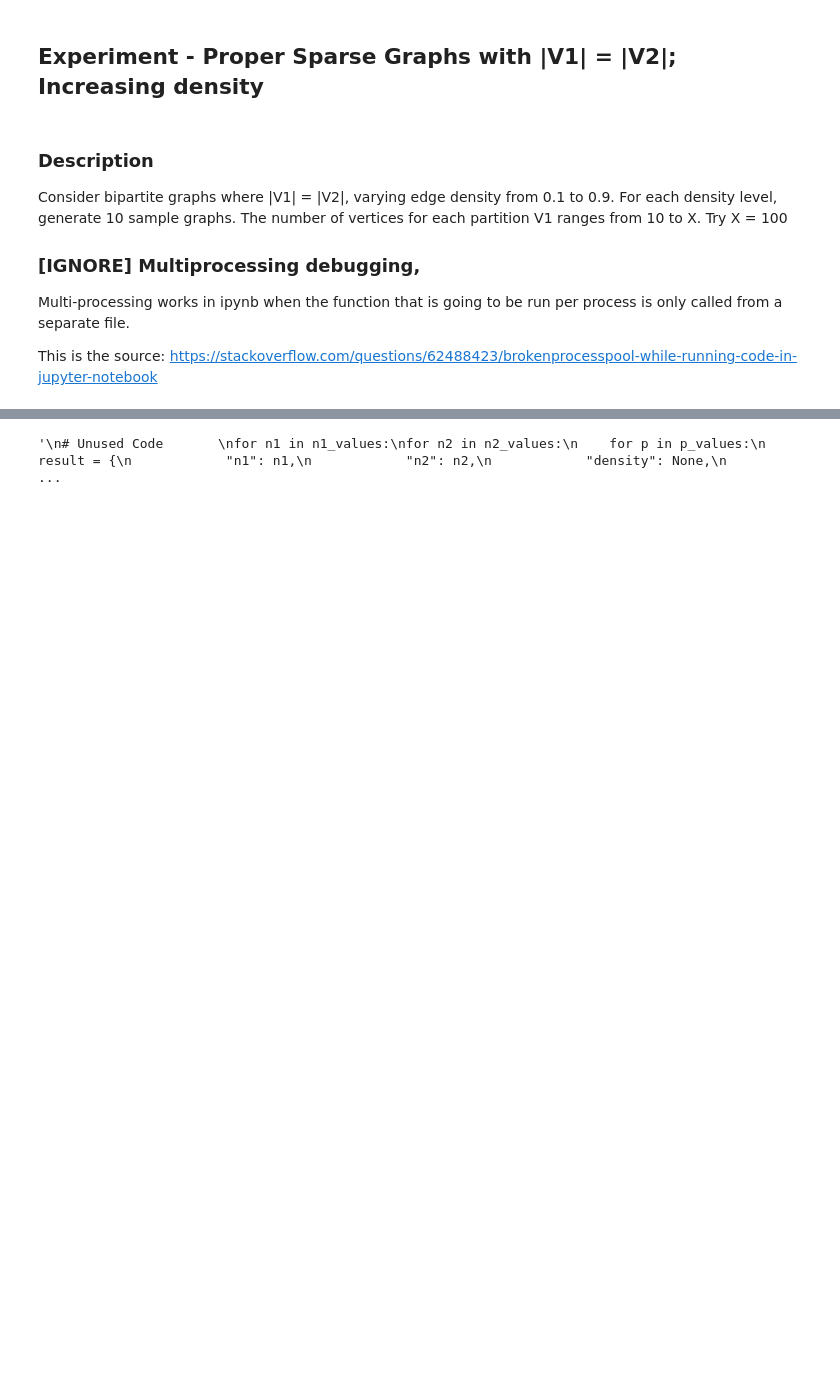
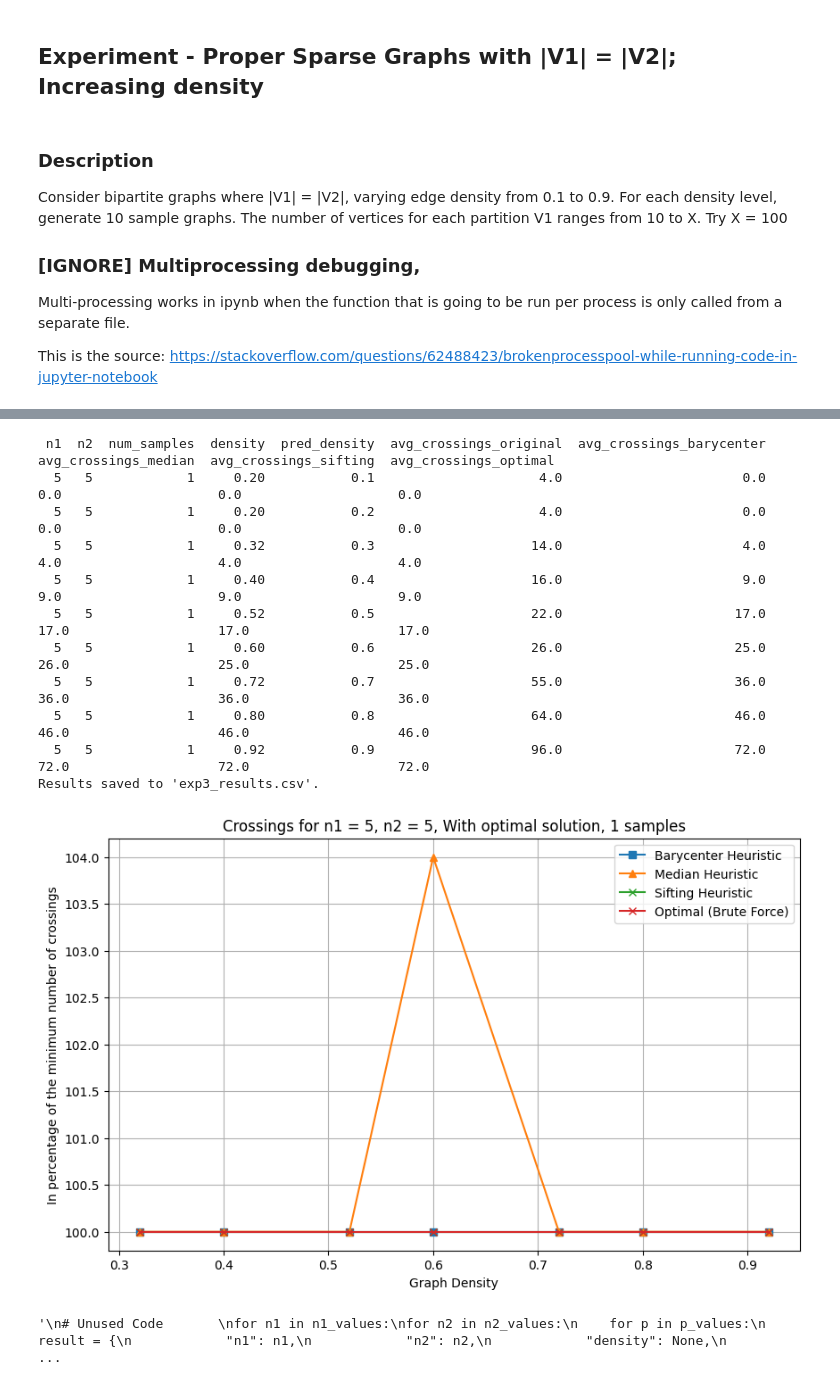
Before and after one commit to loridge/Crossing-Minimization-in-k-layered-Hierarchical-Graphs, a Jupyter notebook: experiments/exp3.ipynb, the cells around one changed output, grey strips where cells are left out. Cells and saved outputs as stored; diff of their text form; code cells hidden in the pictures; blank space fills up the shorter version.

Commit message:
fix: visual exp3

```diff
--- a/experiments/exp3.ipynb
+++ b/experiments/exp3.ipynb
@@ -917,3 +876,28 @@ Results saved to 'exp2_results.csv'.
+# %%
+# Convert results to a DataFrame for analysis
+df = pd.DataFrame(results)
+
+# Display results
+print(df.to_string(index=False))
+
+# Save the results to a CSV file
+df.to_csv(f'exp3_results_{n1_values[0]}+{n2_values[0]}.csv', index=False)
+print("Results saved to 'exp3_results.csv'.")
+
+plot_results_percentage(df, f"With optimal solution, {num_samples} samples")
+# %% [output]
+ n1  n2  num_samples  density  pred_density  avg_crossings_original  avg_crossings_barycenter  avg_crossings_median  avg_crossings_sifting  avg_crossings_optimal
+  5   5            1     0.20           0.1                     4.0                       0.0                   0.0                    0.0                    0.0
+  5   5            1     0.20           0.2                     4.0                       0.0                   0.0                    0.0                    0.0
+  5   5            1     0.32           0.3                    14.0                       4.0                   4.0                    4.0                    4.0
+  5   5            1     0.40           0.4                    16.0                       9.0                   9.0                    9.0                    9.0
+  5   5            1     0.52           0.5                    22.0                      17.0                  17.0                   17.0                   17.0
+  5   5            1     0.60           0.6                    26.0                      25.0                  26.0                   25.0                   25.0
+  5   5            1     0.72           0.7                    55.0                      36.0                  36.0                   36.0                   36.0
+  5   5            1     0.80           0.8                    64.0                      46.0                  46.0                   46.0                   46.0
+  5   5            1     0.92           0.9                    96.0                      72.0                  72.0                   72.0                   72.0
+Results saved to 'exp3_results.csv'.
+[figure, added]
 # %%
 """
 # Unused Code
```
Also changed, not shown: parts of 4 cells of this notebook, 2 other files.
